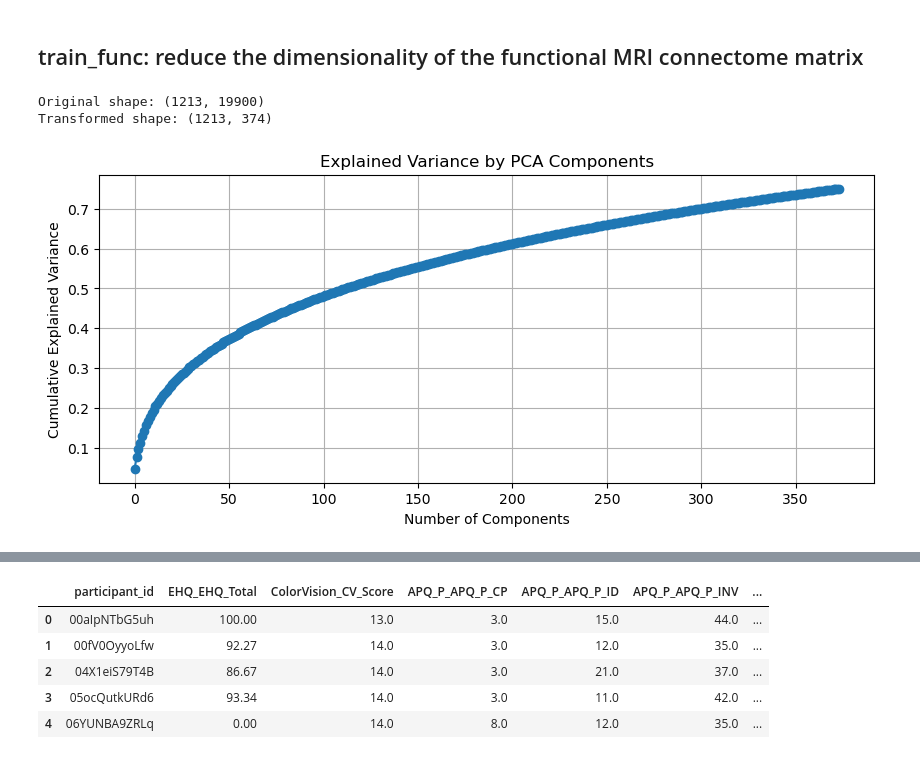
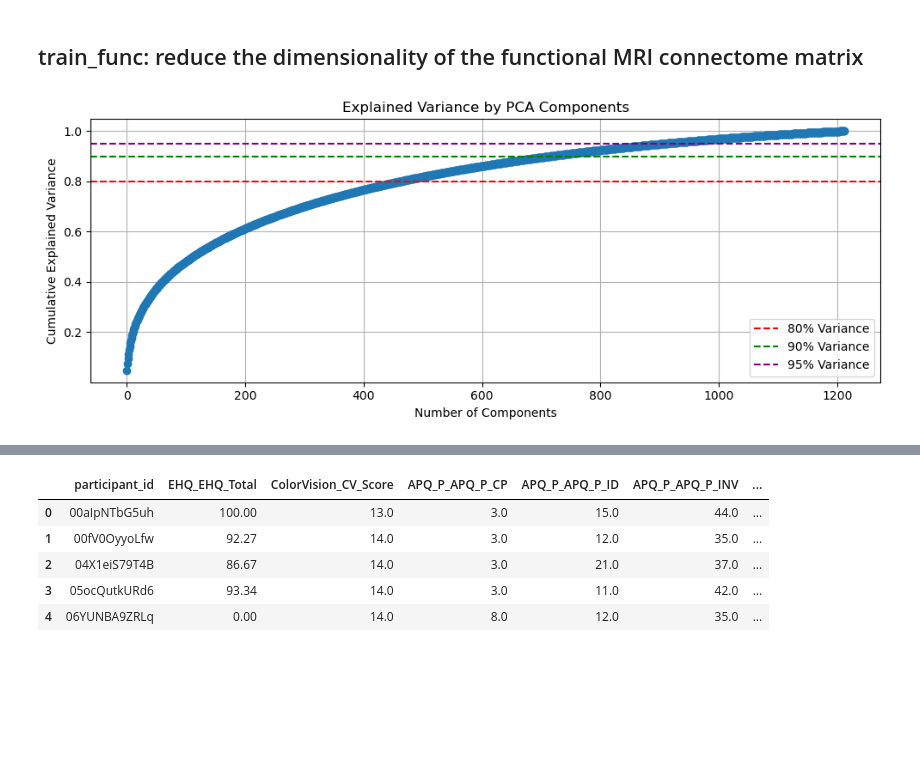
Before and after one commit to itszoetom/WiDSdatathon, a Jupyter notebook: model/mk_XGB_model.ipynb, the cells around one changed output, grey strips where cells are left out. Drawn from its saved outputs; the diff is of its cells as text; code cells hidden in the pictures; blank space fills up the shorter version.

```diff
--- a/model/mk_XGB_model.ipynb
+++ b/model/mk_XGB_model.ipynb
@@ -229,29 +229,28 @@ train_cat_encoded.head()
 5 rows × 66 columns
 # %% [markdown]
 ## train_func: reduce the dimensionality of the functional MRI connectome matrix
-# %%
-# Separate the features (connectome matrix) from the participant IDs
-X = train_func.drop(columns=["participant_id"])
-scaler = StandardScaler()
-X_scaled = scaler.fit_transform(X)
-
-# Want to capture 80% of the variance
-pca = PCA(n_components=0.75)
-X_pca = pca.fit_transform(X_scaled)
-
-# Shape of the transformed data
-print("Original shape:", X_scaled.shape)
-print("Transformed shape:", X_pca.shape)
-
-# Explained variance
-plt.figure(figsize=(10, 4))
-plt.plot(np.cumsum(pca.explained_variance_ratio_), marker="o")
-plt.xlabel("Number of Components")
-plt.ylabel("Cumulative Explained Variance")
-plt.title("Explained Variance by PCA Components")
-plt.grid(True)
-plt.show()
-# %% [output]
-Original shape: (1213, 19900)
-Transformed shape: (1213, 374)
-[figure, removed]
+# %%
+# Step 1: Scale the data
+X = train_func.drop(columns=["participant_id"])
+scaler = StandardScaler()
+X_scaled = scaler.fit_transform(X)
+
+# Step 2: Run PCA with all components
+pca_full = PCA()
+pca_full.fit(X_scaled)
+
+# Step 3: Plot cumulative explained variance
+plt.figure(figsize=(10, 4))
+plt.plot(np.cumsum(pca_full.explained_variance_ratio_), marker="o")
+plt.axhline(0.80, color="r", linestyle="--", label="80% Variance")
+plt.axhline(0.90, color="g", linestyle="--", label="90% Variance")
+plt.axhline(0.95, color="purple", linestyle="--", label="95% Variance")
+plt.xlabel("Number of Components")
+plt.ylabel("Cumulative Explained Variance")
+plt.title("Explained Variance by PCA Components")
+plt.grid(True)
+plt.legend()
+plt.tight_layout()
+plt.show()
+# %% [output]
+[figure, added]
```
Also changed, not shown: parts of 10 cells of this notebook, 1 other file.
